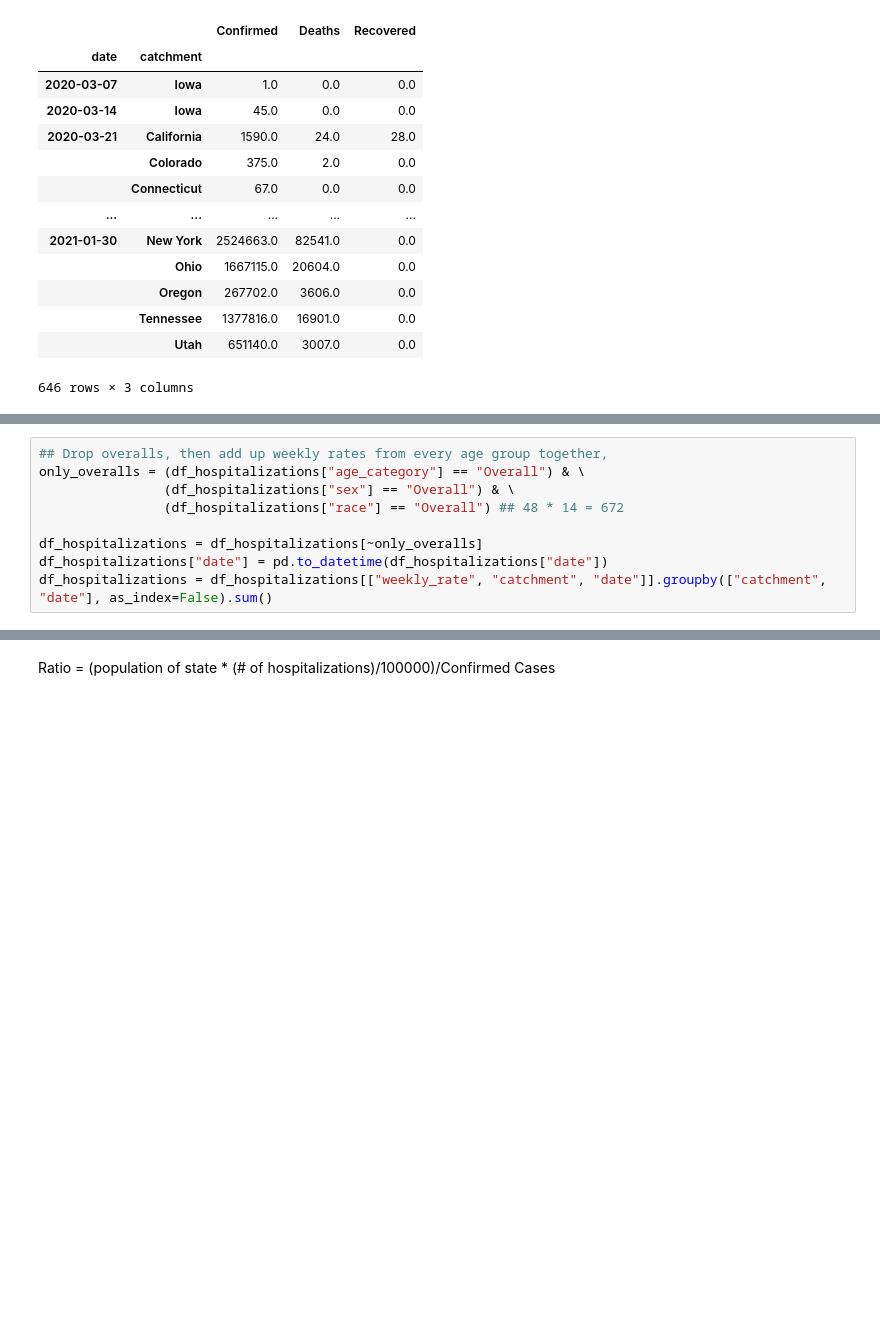
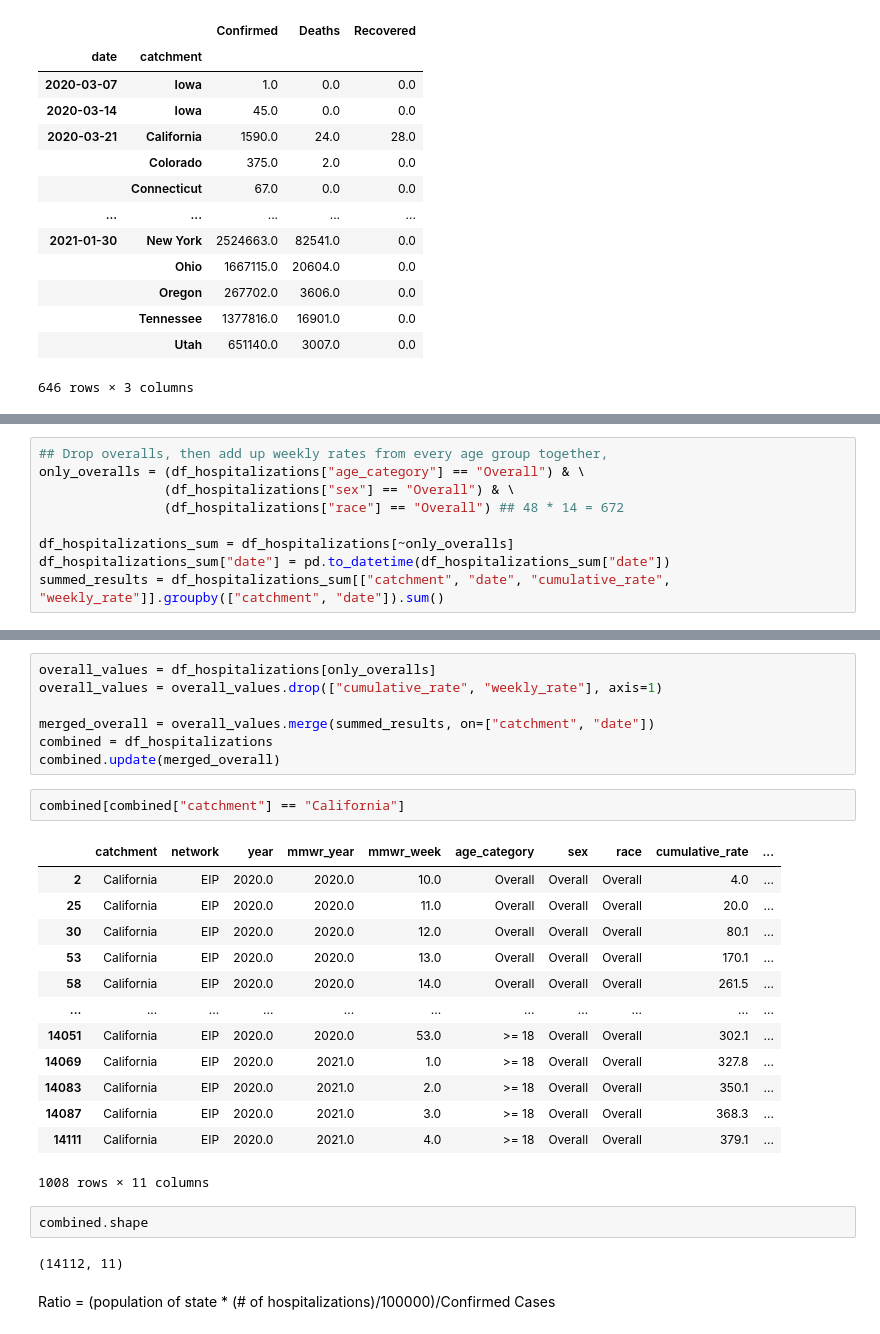
Before and after one commit to yixin0829/covid-data-gig, a Jupyter notebook: hams_2nd_round_of_data_cleaning.ipynb, the cells around one changed output, grey strips where cells are left out. Saved outputs shown, nothing was run; the diff lists cells and outputs as text; blank space fills up the shorter version.

```diff
--- a/hams_2nd_round_of_data_cleaning.ipynb
+++ b/hams_2nd_round_of_data_cleaning.ipynb
@@ -257,6 +259,6 @@ only_overalls = (df_hospitalizations["age_category"] == "Overall") & \
                 (df_hospitalizations["sex"] == "Overall") & \
                 (df_hospitalizations["race"] == "Overall") ## 48 * 14 = 672
 
-df_hospitalizations = df_hospitalizations[~only_overalls]
-df_hospitalizations["date"] = pd.to_datetime(df_hospitalizations["date"])
-df_hospitalizations = df_hospitalizations[["weekly_rate", "catchment", "date"]].groupby(["catchment", "date"], as_index=False).sum()
+df_hospitalizations_sum = df_hospitalizations[~only_overalls]
+df_hospitalizations_sum["date"] = pd.to_datetime(df_hospitalizations_sum["date"])
+summed_results = df_hospitalizations_sum[["catchment", "date", "cumulative_rate", "weekly_rate"]].groupby(["catchment", "date"]).sum()
@@ -291,3 +284,30 @@ dtype: int64
+# %%
+overall_values = df_hospitalizations[only_overalls]
+overall_values = overall_values.drop(["cumulative_rate", "weekly_rate"], axis=1)
+
+merged_overall = overall_values.merge(summed_results, on=["catchment", "date"])
+combined = df_hospitalizations
+combined.update(merged_overall)
+# %%
+combined[combined["catchment"] == "California"]
+# %% [output]
+|  | catchment | network | year | mmwr_year | mmwr_week | age_category | sex | race | cumulative_rate | ... |
+| 2 | California | EIP | 2020.0 | 2020.0 | 10.0 | Overall | Overall | Overall | 4.0 | ... |
+| 25 | California | EIP | 2020.0 | 2020.0 | 11.0 | Overall | Overall | Overall | 20.0 | ... |
+| 30 | California | EIP | 2020.0 | 2020.0 | 12.0 | Overall | Overall | Overall | 80.1 | ... |
+| 53 | California | EIP | 2020.0 | 2020.0 | 13.0 | Overall | Overall | Overall | 170.1 | ... |
+| 58 | California | EIP | 2020.0 | 2020.0 | 14.0 | Overall | Overall | Overall | 261.5 | ... |
+| ... | ... | ... | ... | ... | ... | ... | ... | ... | ... | ... |
+| 14051 | California | EIP | 2020.0 | 2020.0 | 53.0 | >= 18 | Overall | Overall | 302.1 | ... |
+| 14069 | California | EIP | 2020.0 | 2021.0 | 1.0 | >= 18 | Overall | Overall | 327.8 | ... |
+| 14083 | California | EIP | 2020.0 | 2021.0 | 2.0 | >= 18 | Overall | Overall | 350.1 | ... |
+| 14087 | California | EIP | 2020.0 | 2021.0 | 3.0 | >= 18 | Overall | Overall | 368.3 | ... |
+| 14111 | California | EIP | 2020.0 | 2021.0 | 4.0 | >= 18 | Overall | Overall | 379.1 | ... |
+1008 rows × 11 columns
+# %%
+combined.shape
+# %% [output]
+(14112, 11)
 # %% [markdown]
 Ratio = (population of state * (# of hospitalizations)/100000)/Confirmed Cases
 # %%
```
Also changed, not shown: parts of 6 cells of this notebook, 1 other file.
